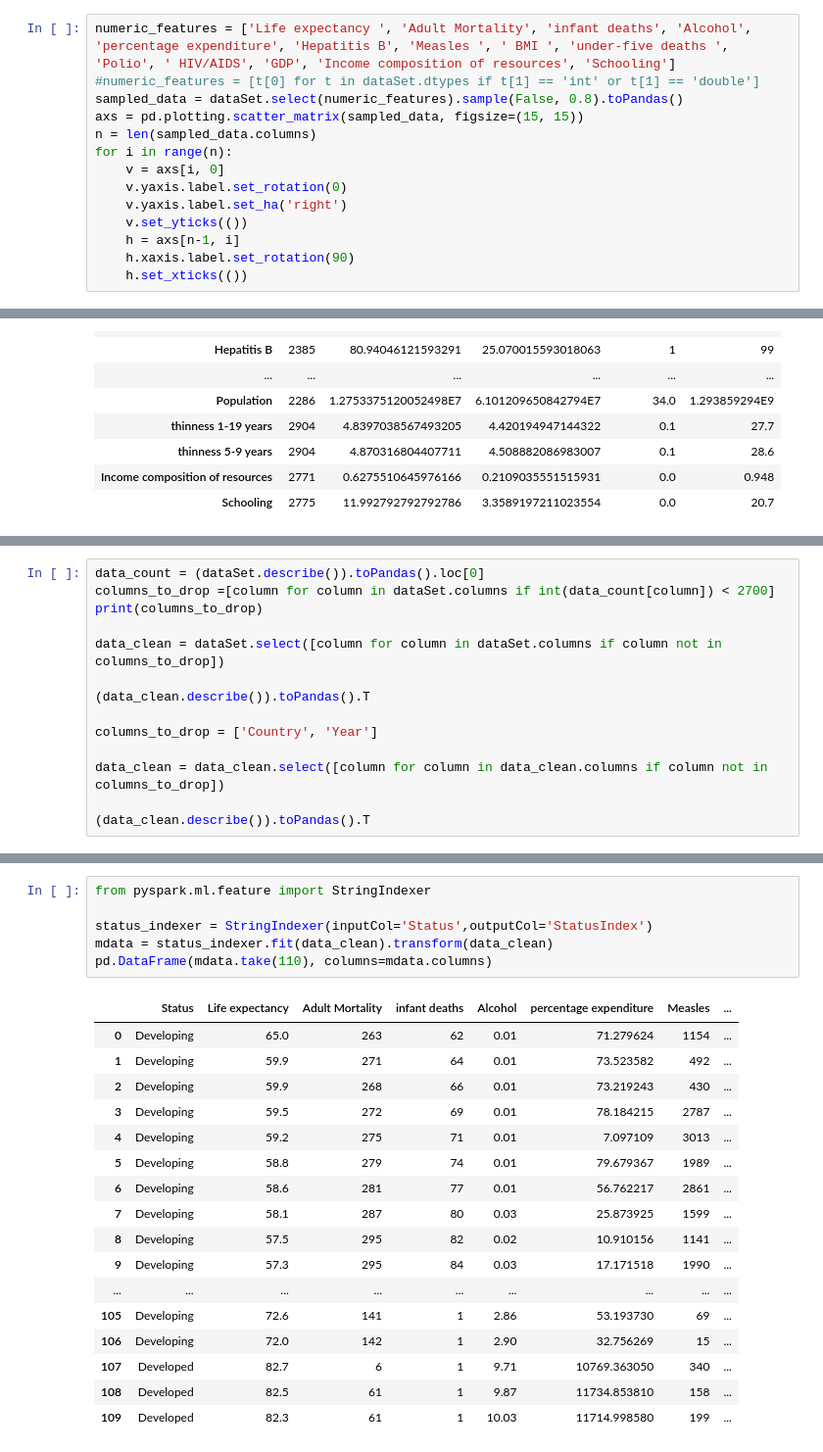
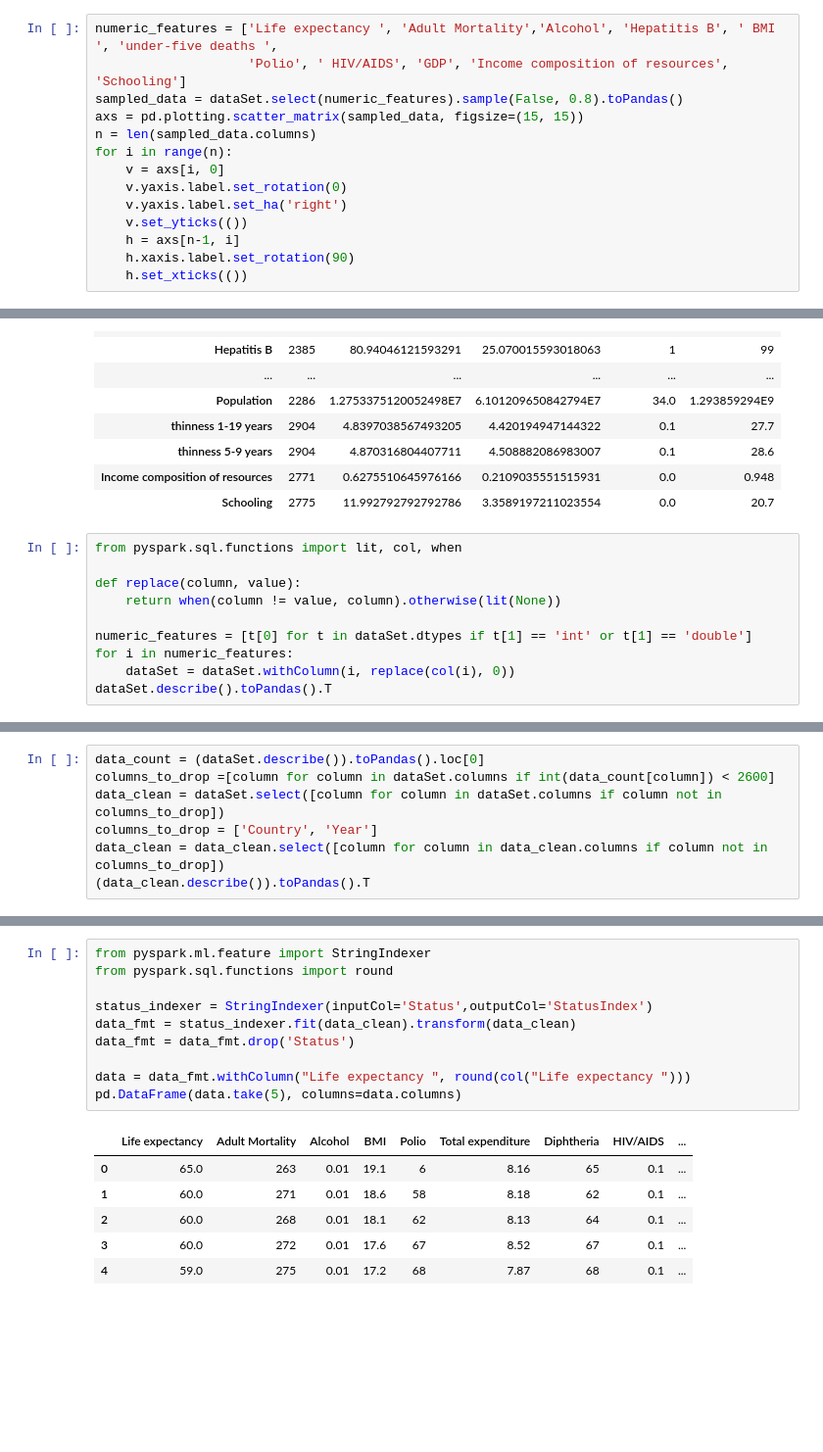
Before and after one commit to Ethan999/722_i4_BDAS, a Jupyter notebook: life_expectancy.ipynb, the cells around one changed output, grey strips where cells are left out. Shown at 98% size. Cells and saved outputs as stored; diff of their text form; blank space fills up the shorter version.

```diff
--- a/life_expectancy.ipynb
+++ b/life_expectancy.ipynb
@@ -82,8 +80,8 @@ dataSet.groupby('Status').count().toPandas()
 | 1 | Developing | 2426 |
 [figure]
 # %%
-numeric_features = ['Life expectancy ', 'Adult Mortality', 'infant deaths', 'Alcohol', 'percentage expenditure', 'Hepatitis B', 'Measles ', ' BMI ', 'under-five deaths ', 'Polio', ' HIV/AIDS', 'GDP', 'Income composition of resources', 'Schooling']
-#numeric_features = [t[0] for t in dataSet.dtypes if t[1] == 'int' or t[1] == 'double']
+numeric_features = ['Life expectancy ', 'Adult Mortality','Alcohol', 'Hepatitis B', ' BMI ', 'under-five deaths ',
+                    'Polio', ' HIV/AIDS', 'GDP', 'Income composition of resources', 'Schooling']
 sampled_data = dataSet.select(numeric_features).sample(False, 0.8).toPandas()
 axs = pd.plotting.scatter_matrix(sampled_data, figsize=(15, 15))
 n = len(sampled_data.columns)
@@ -117,3 +115,13 @@ for i in range(n):
 | thinness 5-9 years | 2904 | 4.870316804407711 | 4.508882086983007 | 0.1 | 28.6 |
 | Income composition of resources | 2771 | 0.6275510645976166 | 0.2109035551515931 | 0.0 | 0.948 |
 | Schooling | 2775 | 11.992792792792786 | 3.3589197211023554 | 0.0 | 20.7 |
+# %%
+from pyspark.sql.functions import lit, col, when
+
+def replace(column, value):
+    return when(column != value, column).otherwise(lit(None))
+
+numeric_features = [t[0] for t in dataSet.dtypes if t[1] == 'int' or t[1] == 'double']
+for i in numeric_features:
+    dataSet = dataSet.withColumn(i, replace(col(i), 0))
+dataSet.describe().toPandas().T
@@ -120,15 +146,8 @@ for i in range(n):
 # %%
 data_count = (dataSet.describe()).toPandas().loc[0]
-columns_to_drop =[column for column in dataSet.columns if int(data_count[column]) < 2700]
-print(columns_to_drop)
-
+columns_to_drop =[column for column in dataSet.columns if int(data_count[column]) < 2600]
 data_clean = dataSet.select([column for column in dataSet.columns if column not in columns_to_drop])
-
+columns_to_drop = ['Country', 'Year']
+data_clean = data_clean.select([column for column in data_clean.columns if column not in columns_to_drop])
 (data_clean.describe()).toPandas().T
-
-columns_to_drop = ['Country', 'Year']
-
-data_clean = data_clean.select([column for column in data_clean.columns if column not in columns_to_drop])
-
-(data_clean.describe()).toPandas().T
 # %% [output]
@@ -174,24 +188,17 @@ data_clean = data_clean.na.drop(how='any')
 # %%
 from pyspark.ml.feature import StringIndexer
+from pyspark.sql.functions import round
 
 status_indexer = StringIndexer(inputCol='Status',outputCol='StatusIndex')
-mdata = status_indexer.fit(data_clean).transform(data_clean)
-pd.DataFrame(mdata.take(110), columns=mdata.columns)
+data_fmt = status_indexer.fit(data_clean).transform(data_clean)
+data_fmt = data_fmt.drop('Status')
+
+data = data_fmt.withColumn("Life expectancy ", round(col("Life expectancy ")))
+pd.DataFrame(data.take(5), columns=data.columns)
 # %% [output]
-|  | Status | Life expectancy | Adult Mortality | infant deaths | Alcohol | percentage expenditure | Measles | ... |
-| 0 | Developing | 65.0 | 263 | 62 | 0.01 | 71.279624 | 1154 | ... |
-| 1 | Developing | 59.9 | 271 | 64 | 0.01 | 73.523582 | 492 | ... |
-| 2 | Developing | 59.9 | 268 | 66 | 0.01 | 73.219243 | 430 | ... |
-| 3 | Developing | 59.5 | 272 | 69 | 0.01 | 78.184215 | 2787 | ... |
-| 4 | Developing | 59.2 | 275 | 71 | 0.01 | 7.097109 | 3013 | ... |
-| 5 | Developing | 58.8 | 279 | 74 | 0.01 | 79.679367 | 1989 | ... |
-| 6 | Developing | 58.6 | 281 | 77 | 0.01 | 56.762217 | 2861 | ... |
-| 7 | Developing | 58.1 | 287 | 80 | 0.03 | 25.873925 | 1599 | ... |
-| 8 | Developing | 57.5 | 295 | 82 | 0.02 | 10.910156 | 1141 | ... |
-| 9 | Developing | 57.3 | 295 | 84 | 0.03 | 17.171518 | 1990 | ... |
-| ... | ... | ... | ... | ... | ... | ... | ... | ... |
-| 105 | Developing | 72.6 | 141 | 1 | 2.86 | 53.193730 | 69 | ... |
-| 106 | Developing | 72.0 | 142 | 1 | 2.90 | 32.756269 | 15 | ... |
-| 107 | Developed | 82.7 | 6 | 1 | 9.71 | 10769.363050 | 340 | ... |
-| 108 | Developed | 82.5 | 61 | 1 | 9.87 | 11734.853810 | 158 | ... |
-| 109 | Developed | 82.3 | 61 | 1 | 10.03 | 11714.998580 | 199 | ... |
+|  | Life expectancy | Adult Mortality | Alcohol | BMI | Polio | Total expenditure | Diphtheria | HIV/AIDS | ... |
+| 0 | 65.0 | 263 | 0.01 | 19.1 | 6 | 8.16 | 65 | 0.1 | ... |
+| 1 | 60.0 | 271 | 0.01 | 18.6 | 58 | 8.18 | 62 | 0.1 | ... |
+| 2 | 60.0 | 268 | 0.01 | 18.1 | 62 | 8.13 | 64 | 0.1 | ... |
+| 3 | 60.0 | 272 | 0.01 | 17.6 | 67 | 8.52 | 67 | 0.1 | ... |
+| 4 | 59.0 | 275 | 0.01 | 17.2 | 68 | 7.87 | 68 | 0.1 | ... |
```
Also changed, not shown: parts of 31 cells of this notebook.
